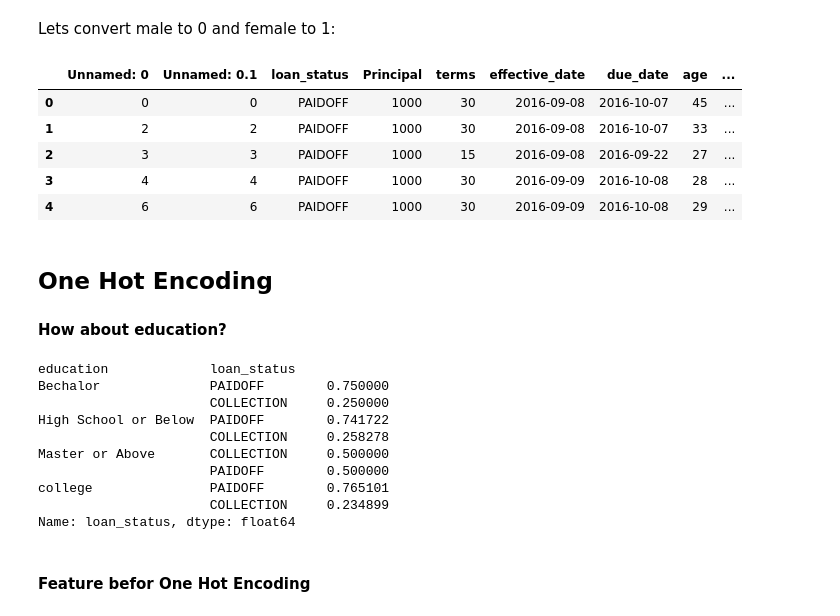
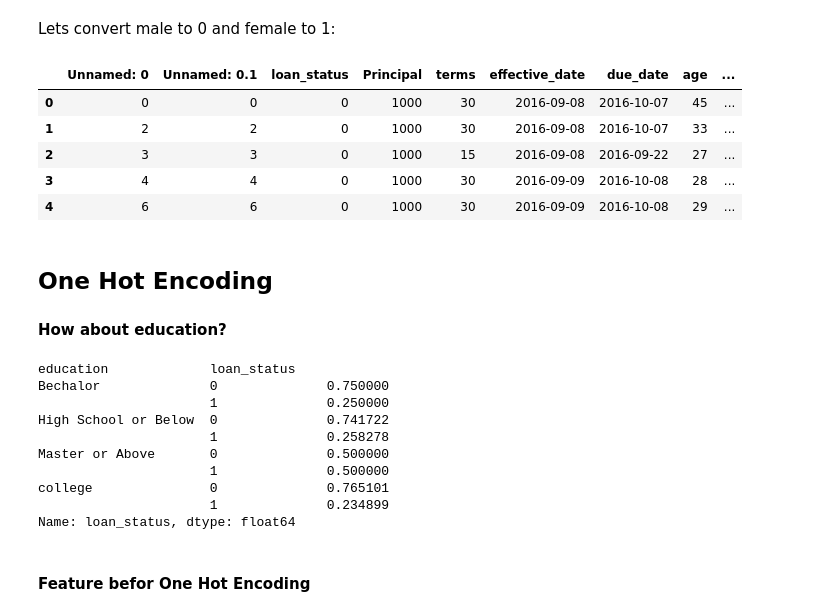
Before and after one commit to viveknes/classifiers, a Jupyter notebook: Vivek_Notebook_from_URL.ipynb, the cells around one changed output. Cells and saved outputs as stored; diff of their text form; code cells hidden in the pictures.

```diff
--- a/Vivek_Notebook_from_URL.ipynb
+++ b/Vivek_Notebook_from_URL.ipynb
@@ -176,14 +162,15 @@ Name: loan_status, dtype: float64
 Lets convert male to 0 and female to 1:
 # %%
 df['Gender'].replace(to_replace=['male','female'], value=[0,1],inplace=True)
+df['loan_status'].replace(to_replace=['PAIDOFF','COLLECTION'], value=[0,1],inplace=True)
 df.head()
 # %% [output]
 |  | Unnamed: 0 | Unnamed: 0.1 | loan_status | Principal | terms | effective_date | due_date | age | ... |
-| 0 | 0 | 0 | PAIDOFF | 1000 | 30 | 2016-09-08 | 2016-10-07 | 45 | ... |
-| 1 | 2 | 2 | PAIDOFF | 1000 | 30 | 2016-09-08 | 2016-10-07 | 33 | ... |
-| 2 | 3 | 3 | PAIDOFF | 1000 | 15 | 2016-09-08 | 2016-09-22 | 27 | ... |
-| 3 | 4 | 4 | PAIDOFF | 1000 | 30 | 2016-09-09 | 2016-10-08 | 28 | ... |
-| 4 | 6 | 6 | PAIDOFF | 1000 | 30 | 2016-09-09 | 2016-10-08 | 29 | ... |
+| 0 | 0 | 0 | 0 | 1000 | 30 | 2016-09-08 | 2016-10-07 | 45 | ... |
+| 1 | 2 | 2 | 0 | 1000 | 30 | 2016-09-08 | 2016-10-07 | 33 | ... |
+| 2 | 3 | 3 | 0 | 1000 | 15 | 2016-09-08 | 2016-09-22 | 27 | ... |
+| 3 | 4 | 4 | 0 | 1000 | 30 | 2016-09-09 | 2016-10-08 | 28 | ... |
+| 4 | 6 | 6 | 0 | 1000 | 30 | 2016-09-09 | 2016-10-08 | 29 | ... |
 # %% [markdown]
 ## One Hot Encoding
 #### How about education?
@@ -191,14 +178,14 @@ df.head()
 df.groupby(['education'])['loan_status'].value_counts(normalize=True)
 # %% [output]
 education             loan_status
-Bechalor              PAIDOFF        0.750000
-                      COLLECTION     0.250000
-High School or Below  PAIDOFF        0.741722
-                      COLLECTION     0.258278
-Master or Above       COLLECTION     0.500000
-                      PAIDOFF        0.500000
-college               PAIDOFF        0.765101
-                      COLLECTION     0.234899
+Bechalor              0              0.750000
+                      1              0.250000
+High School or Below  0              0.741722
+                      1              0.258278
+Master or Above       0              0.500000
+                      1              0.500000
+college               0              0.765101
+                      1              0.234899
 Name: loan_status, dtype: float64
 # %% [markdown]
 #### Feature befor One Hot Encoding
```
Also changed, not shown: parts of 15 cells of this notebook.
